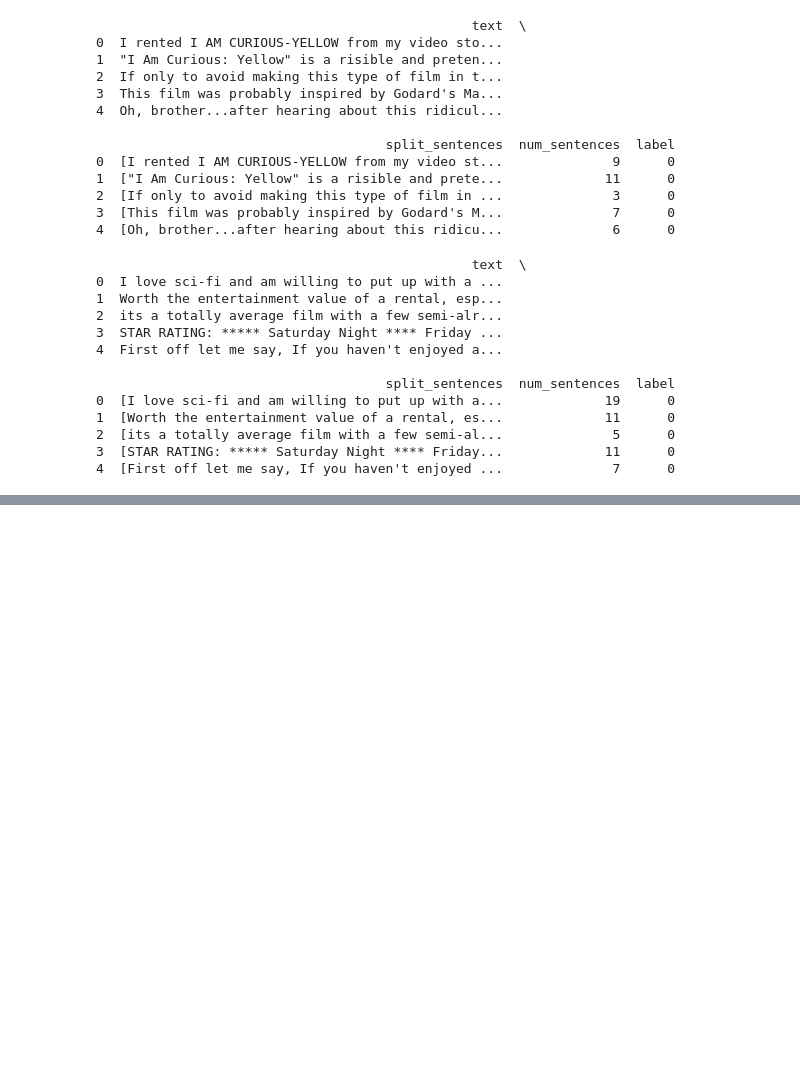
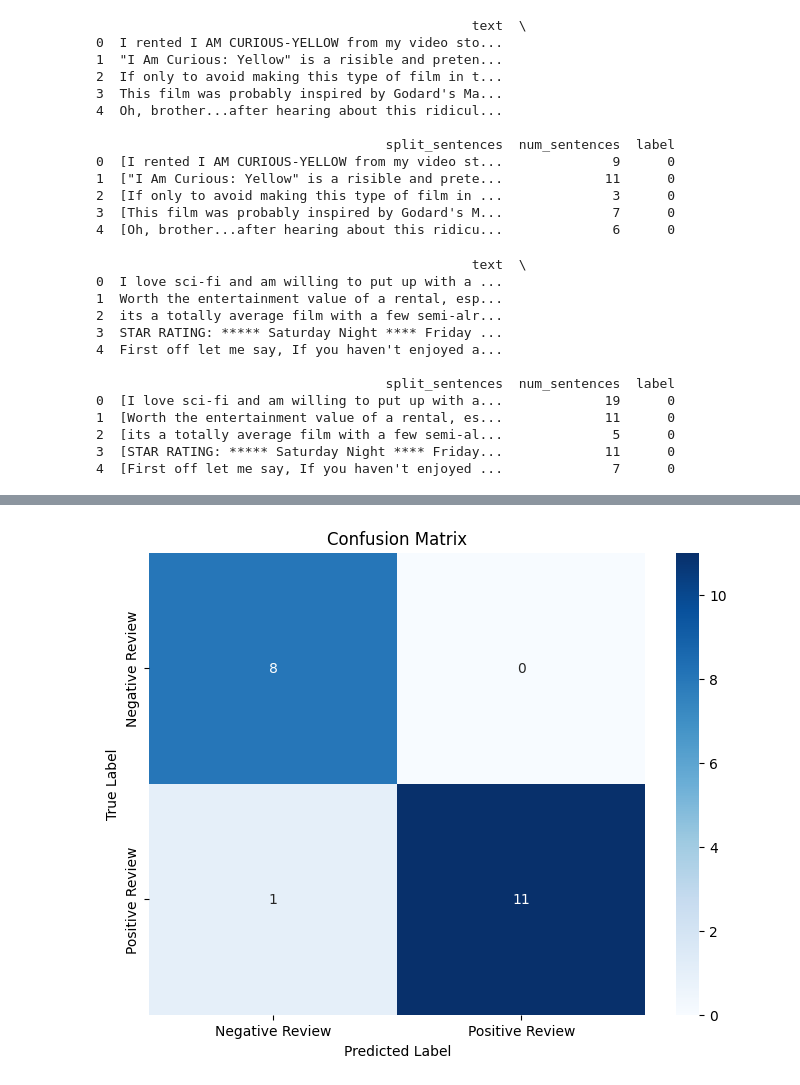
Before and after one commit to n-albert/Sentence-Transformer-Implementation, a Jupyter notebook: Finetuning_a_Sentence_Transformer_model_for_Text_Classfication.ipynb, the cells around one changed output, grey strips where cells are left out. Drawn from its saved outputs; the diff is of its cells as text; code cells hidden in the pictures; blank space fills up the shorter version.

```diff
--- a/Finetuning_a_Sentence_Transformer_model_for_Text_Classfication.ipynb
+++ b/Finetuning_a_Sentence_Transformer_model_for_Text_Classfication.ipynb
@@ -269,12 +292,12 @@ if is_gpu_connected == False:
   imdb_validation_ds = imdb_train_ds.sample(n=200)
   imdb_train_ds = imdb_train_ds.drop(imdb_validation_ds.index)
 
-  imdb_test_ds = imdb_test_ds.sample(2000)
+  imdb_test_ds = imdb_test_ds.sample(700)
 else: # This condition is when is_gpu_connected is True
   imdb_validation_ds = imdb_train_ds.sample(n=5000)
   imdb_train_ds = imdb_train_ds.drop(imdb_validation_ds.index)
 
-  imdb_test_ds = imdb_test_ds.sample(20000)
+  imdb_test_ds = imdb_test_ds.sample(12000)
 # %%
 # Preprocess the data
 # We also establish the label mappings to their id values
@@ -447,0 +592,14 @@ classifier(text)
+# %%
+confusion_matrix_data = confusion_matrix(actual_labels, non_pipeline_predictions)
+label_values = ['Negative Review', 'Positive Review']
+
+
+# Create a heatmap
+plt.figure(figsize=(8, 6))
+sns.heatmap(confusion_matrix_data, annot=True, fmt='d', cmap='Blues', xticklabels=label_values, yticklabels=label_values)
+plt.xlabel('Predicted Label')
+plt.ylabel('True Label')
+plt.title('Confusion Matrix')
+plt.show()
+# %% [output]
+[figure, added]
```
Also changed, not shown: parts of 19 cells of this notebook.
